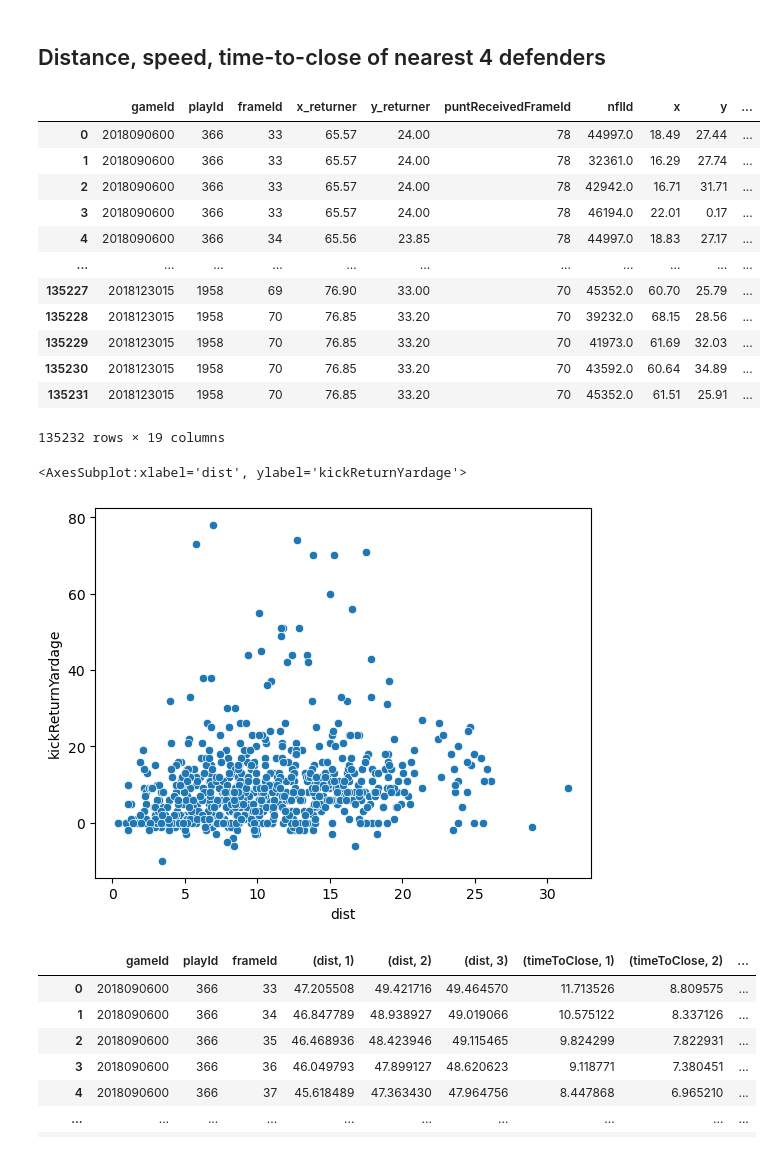
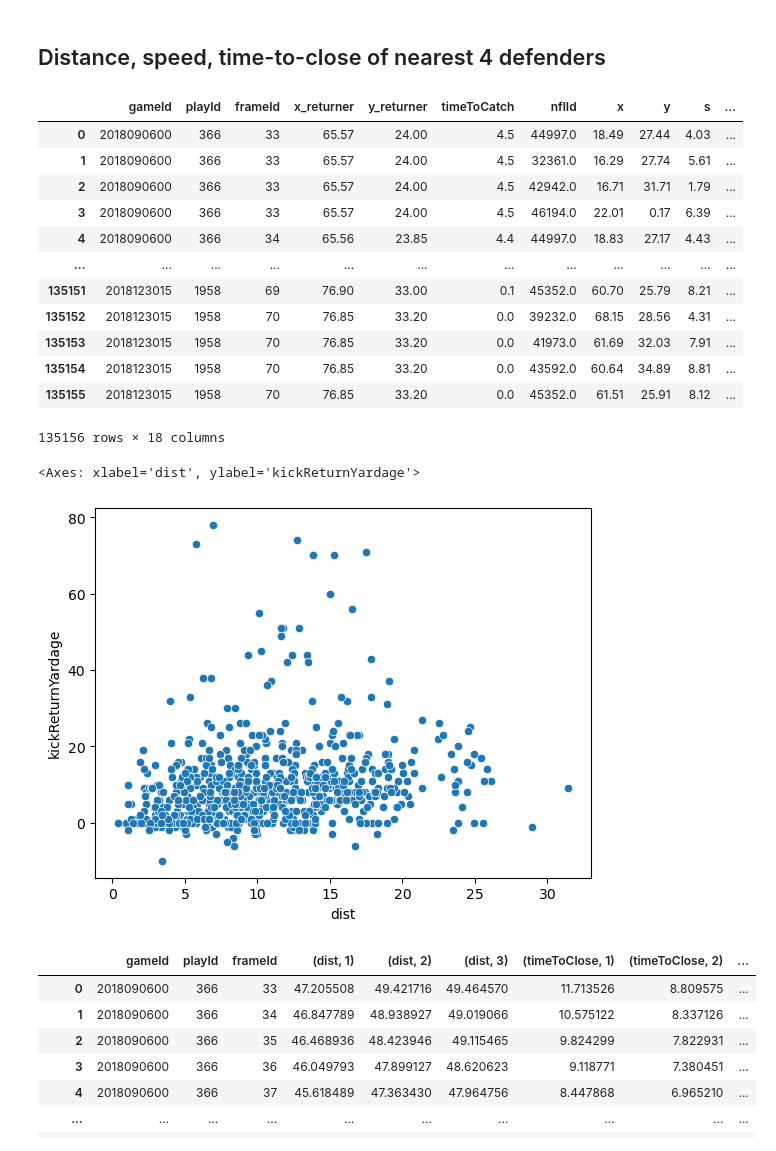
Before and after one commit to pschlais/kaggle_nfl_bdb_2022, a Jupyter notebook: 2_FeatureDefinition.ipynb, the cells around one changed output. Saved outputs shown, nothing was run; the diff lists cells and outputs as text; code cells hidden in the pictures.

```diff
--- a/2_FeatureDefinition.ipynb
+++ b/2_FeatureDefinition.ipynb
@@ -177,63 +141,64 @@ nfl_bdb22.feat_timeToCatch(modelbase_track_df)
 ## Distance, speed, time-to-close of nearest 4 defenders
 # %%
 temp_df = (modelbase_track_df
+ # add time to catch feature
+ .pipe(nfl_bdb22.feat_timeToCatch)
  # get location data of returner for each frame for modeling
  .merge(play_df.loc[~play_df.returnerId.astype(str).str.contains(';'), ## only consider plays with 1 returner
                     ['gameId','playId','returnerId']].astype({"returnerId": float}),
         how='inner',
         left_on=['gameId','playId','nflId'],
         right_on=['gameId','playId','returnerId'])
- .filter(['gameId','playId','frameId','team','x','y','puntReceivedFrameId'])
+ .filter(['gameId','playId','frameId','team','x','y', 'timeToCatch'])
  .rename(columns={'x':'x_returner', 'y':'y_returner', 'team':'teamReturner'})
  # attach the returner data to the rest of the tracking data
  .merge(modelbase_track_df[['gameId','playId','frameId','nflId','team','x','y','s','o','dir']],
         how='inner',
         on=['gameId','playId','frameId'])
  # attach home and away team labels for each game
  .merge(game_df[['gameId','homeTeamAbbr','visitorTeamAbbr']],
         how='inner',
         on='gameId')
  # filter to opposing team players
  .query('teamReturner != team and team != "football"')
  # assemble identifier for punting team players
  .assign(puntTeamAbbr=lambda df_: np.where(df_['team']=='home', df_['homeTeamAbbr'], df_['visitorTeamAbbr']))
  .drop(columns=['teamReturner', 'team', 'homeTeamAbbr', 'visitorTeamAbbr'])
  # calculate distance to returner
  .assign(dist=lambda df_: np.sqrt((df_['x']-df_['x_returner'])**2 + (df_['y']-df_['y_returner'])**2))
  # attach distance order within given play
  .sort_values(['gameId','playId','frameId','dist'])
  # create features
  .assign(distOrder=lambda df_: df_.groupby(['gameId','playId','frameId']).cumcount()+1,
-         timeToCatch=lambda df_: (df_.puntReceivedFrameId - df_.frameId)/10,
          timeToClose=lambda df_: df_.dist / np.maximum(df_.s, 0.01),
          upGutLeverage=lambda df_: np.abs(df_.y - df_.y_returner)
         )
  # filter to closest 4 defenders
  .query('distOrder <= 4')
   # attach return yardage (outcome)
  .merge(play_df[['gameId','playId','kickReturnYardage']],
         how='inner',
         on=['gameId','playId'])
 )
 temp_df
 # %% [output]
-|  | gameId | playId | frameId | x_returner | y_returner | puntReceivedFrameId | nflId | x | y | ... |
-| 0 | 2018090600 | 366 | 33 | 65.57 | 24.00 | 78 | 44997.0 | 18.49 | 27.44 | ... |
-| 1 | 2018090600 | 366 | 33 | 65.57 | 24.00 | 78 | 32361.0 | 16.29 | 27.74 | ... |
-| 2 | 2018090600 | 366 | 33 | 65.57 | 24.00 | 78 | 42942.0 | 16.71 | 31.71 | ... |
-| 3 | 2018090600 | 366 | 33 | 65.57 | 24.00 | 78 | 46194.0 | 22.01 | 0.17 | ... |
-| 4 | 2018090600 | 366 | 34 | 65.56 | 23.85 | 78 | 44997.0 | 18.83 | 27.17 | ... |
-| ... | ... | ... | ... | ... | ... | ... | ... | ... | ... | ... |
-| 135227 | 2018123015 | 1958 | 69 | 76.90 | 33.00 | 70 | 45352.0 | 60.70 | 25.79 | ... |
-| 135228 | 2018123015 | 1958 | 70 | 76.85 | 33.20 | 70 | 39232.0 | 68.15 | 28.56 | ... |
-| 135229 | 2018123015 | 1958 | 70 | 76.85 | 33.20 | 70 | 41973.0 | 61.69 | 32.03 | ... |
-| 135230 | 2018123015 | 1958 | 70 | 76.85 | 33.20 | 70 | 43592.0 | 60.64 | 34.89 | ... |
-| 135231 | 2018123015 | 1958 | 70 | 76.85 | 33.20 | 70 | 45352.0 | 61.51 | 25.91 | ... |
+|  | gameId | playId | frameId | x_returner | y_returner | timeToCatch | nflId | x | y | s | ... |
+| 0 | 2018090600 | 366 | 33 | 65.57 | 24.00 | 4.5 | 44997.0 | 18.49 | 27.44 | 4.03 | ... |
+| 1 | 2018090600 | 366 | 33 | 65.57 | 24.00 | 4.5 | 32361.0 | 16.29 | 27.74 | 5.61 | ... |
+| 2 | 2018090600 | 366 | 33 | 65.57 | 24.00 | 4.5 | 42942.0 | 16.71 | 31.71 | 1.79 | ... |
+| 3 | 2018090600 | 366 | 33 | 65.57 | 24.00 | 4.5 | 46194.0 | 22.01 | 0.17 | 6.39 | ... |
+| 4 | 2018090600 | 366 | 34 | 65.56 | 23.85 | 4.4 | 44997.0 | 18.83 | 27.17 | 4.43 | ... |
+| ... | ... | ... | ... | ... | ... | ... | ... | ... | ... | ... | ... |
+| 135151 | 2018123015 | 1958 | 69 | 76.90 | 33.00 | 0.1 | 45352.0 | 60.70 | 25.79 | 8.21 | ... |
+| 135152 | 2018123015 | 1958 | 70 | 76.85 | 33.20 | 0.0 | 39232.0 | 68.15 | 28.56 | 4.31 | ... |
+| 135153 | 2018123015 | 1958 | 70 | 76.85 | 33.20 | 0.0 | 41973.0 | 61.69 | 32.03 | 7.91 | ... |
+| 135154 | 2018123015 | 1958 | 70 | 76.85 | 33.20 | 0.0 | 43592.0 | 60.64 | 34.89 | 8.81 | ... |
+| 135155 | 2018123015 | 1958 | 70 | 76.85 | 33.20 | 0.0 | 45352.0 | 61.51 | 25.91 | 8.12 | ... |
-135232 rows × 19 columns
+135156 rows × 18 columns
 # %%
 sns.scatterplot(data=temp_df.query('timeToCatch==0.0 & distOrder==1'), x='dist', y='kickReturnYardage')
 # %% [output]
-<AxesSubplot:xlabel='dist', ylabel='kickReturnYardage'>
+<Axes: xlabel='dist', ylabel='kickReturnYardage'>
 [figure]
 # %%
 # created features by function
```
Also changed, not shown: parts of 14 cells of this notebook, 3 other files.
